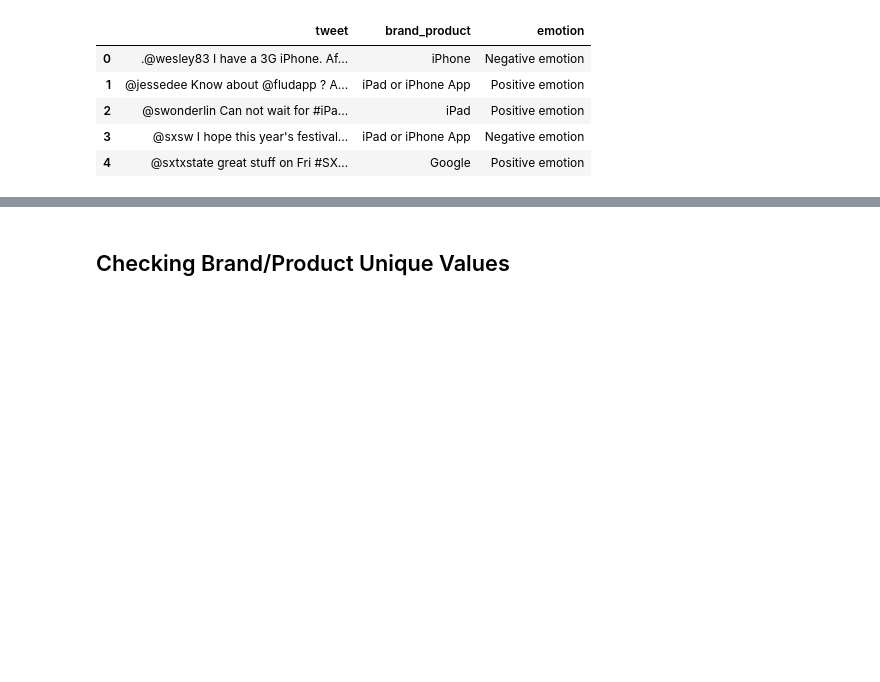
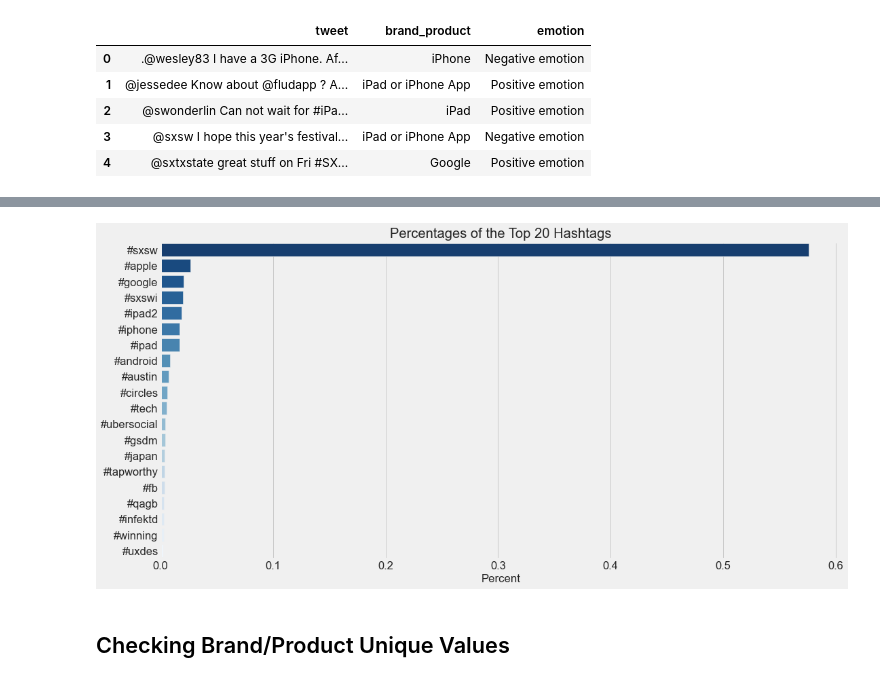
Before and after one commit to jeffreyhwatson/nlp_sentiment_project, a Jupyter notebook: notebooks/exploratory/prepro_experiments.ipynb, the cells around one changed output, grey strips where cells are left out. Cells and saved outputs as stored; diff of their text form; code cells hidden in the pictures; blank space fills up the shorter version.

```diff
--- a/notebooks/exploratory/prepro_experiments.ipynb
+++ b/notebooks/exploratory/prepro_experiments.ipynb
@@ -133,3 +200,7 @@ df.head()
+# %%
+vz.hashtag_p(hts)
+# %% [output]
+[figure, added]
 # %% [markdown]
 ## Checking Brand/Product Unique Values
 # %%
```
Also changed, not shown: parts of 73 cells of this notebook, 2 other files.
